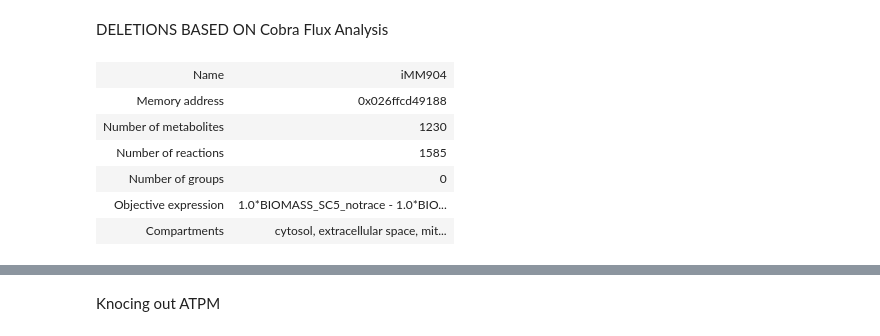
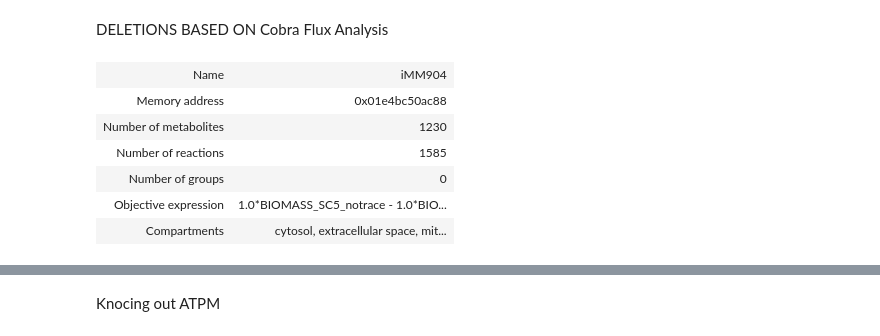
Before and after one commit to 27410/group-assignment-group-8, a Jupyter notebook: Analysis/06.3_Knockouts.ipynb, the cells around one changed output, grey strips where cells are left out. Saved outputs shown, nothing was run; the diff lists cells and outputs as text; code cells hidden in the pictures.

```diff
--- a/Analysis/06.3_Knockouts.ipynb
+++ b/Analysis/06.3_Knockouts.ipynb
@@ -378,11 +377,11 @@ model_single_deletions = iMM904_Manual_ko_1
-# %%
-model_single_deletions
-# %% [output]
-| Name | iMM904 |
-| Memory address | 0x026ffcd49188 |
-| Number of metabolites | 1230 |
-| Number of reactions | 1585 |
-| Number of groups | 0 |
-| Objective expression | 1.0*BIOMASS_SC5_notrace - 1.0*BIO... |
-| Compartments | cytosol, extracellular space, mit... |
+# %%
+model_deletions
+# %% [output]
+| Name | iMM904 |
+| Memory address | 0x01e4bc50ac88 |
+| Number of metabolites | 1230 |
+| Number of reactions | 1585 |
+| Number of groups | 0 |
+| Objective expression | 1.0*BIOMASS_SC5_notrace - 1.0*BIO... |
+| Compartments | cytosol, extracellular space, mit... |
 # %%
```
Also changed, not shown: parts of 30 cells of this notebook.
